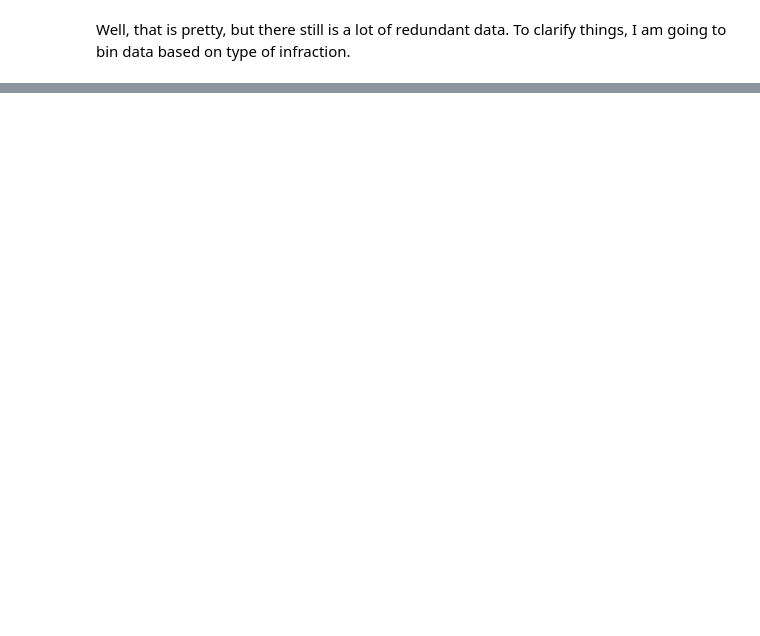
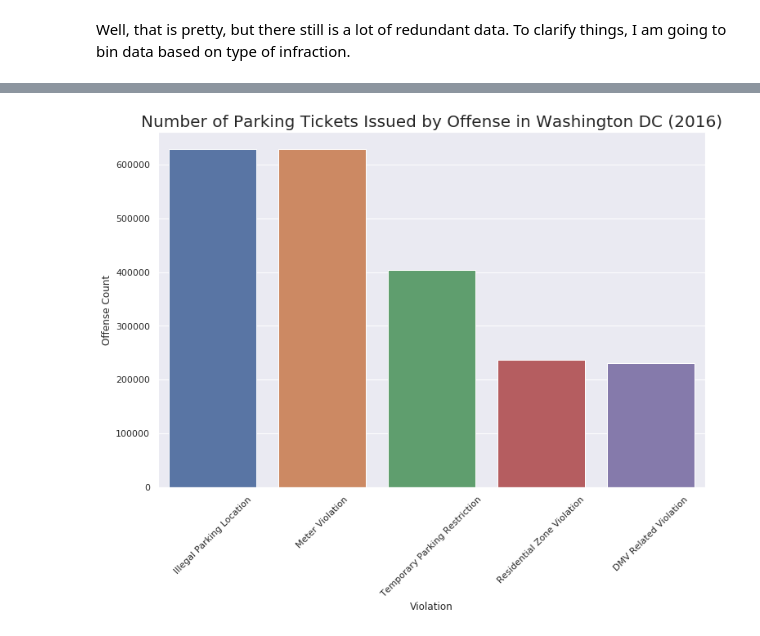
Before and after one commit to bloominstituteoftechnology/DS-Unit-1-Sprint-3-Data-Storytelling, a Jupyter notebook: module2-choose-appropriate-visualizations/LS_DS_222_Choose_appropriate_visualizations.ipynb, the cells around one changed output, grey strips where cells are left out. Drawn from its saved outputs; the diff is of its cells as text; code cells hidden in the pictures; blank space fills up the shorter version.

```diff
--- a/module2-choose-appropriate-visualizations/LS_DS_222_Choose_appropriate_visualizations.ipynb
+++ b/module2-choose-appropriate-visualizations/LS_DS_222_Choose_appropriate_visualizations.ipynb
@@ -467,0 +466,35 @@ meter_violations = ['PARK AT EXPIRED METER','FAIL TO DISPLAY A MULTISPACE METER
+# %%
+#Creating Tuples of values I want to exchange.
+## Tuples instead of lists because tuples are immutable and thus can be used as the key in the .replace function
+
+meter_violations = ('PARK AT EXPIRED METER','FAIL TO DISPLAY A MULTISPACE METER RECEIPT',
+                    'PARK OVERTIME AT A METER','EXPIRATION TIME ON METER RECEIPT LAPSED',)
+temp_restrictions = ('NO PARKING STREET CLEANING','NO STOPPING OR STANDING IN PM RUSH HOUR ZONE',
+                    'NO STOPPING OR STANDING IN AM RUSH HOUR ZONE','EMERGENCY NO PARKING',
+                    'NO PARKING SPECIFIC HOURS','RELOCATE TOW FEE')
+illegal_location = ('DISOBEYING OFFICIAL SIGN','NO PARKING ANYTIME','UNAUTHORIZED VEHICLE IN LOADING ZONE',
+                   'NO STANDING ANYTIME','PARKED WITHIN 25 FEET OF A STOP SIGN','STAND OR PARK IN ALLEY',
+                   'PARK IN A BUS ZONE','PARK WITHIN 5 FEET OF DRIVEWAY OR ALLEY',
+                    'VEHICLE ON PRIVATE/PUBLIC PROPERTY WITHOUT CONSENT','PARK IN A DESIGNATED ENTRANCE',
+                   'PARK ABREAST OF ANOTHER VEHICLE','PARK WITHIN 10 FEET OF A FIRE HYDRANT')
+residential_zone = ('RESIDENTIAL PERMIT PKING BEYOND LIMIT W/O PERMIT','PARK OVERTIME IN TIMED ZONE',
+                    'RESIDENTIAL PMT PKG 3RD OFFENSE CALENDAR YEAR','RESIDENTIAL PMT PKG 2ND OFFENSE CALENDAR YEAR')
+admin_violation = ('FAILURE TO DISPLAY CURRENT TAGS','FAILURE TO SECURE DC TAGS','NO FRONT TAGS.',
+                  'FAIL TO REPORT FOR INSPECTION.')
+# %%
+df['VIOLATION_DESCRIPTION'] = (df['VIOLATION_DESCRIPTION']   #Replacing values to decrease entry variety
+                               .replace(meter_violations,'Meter Violation')
+                               .replace(temp_restrictions,'Temporary Parking Restriction')
+                               .replace(illegal_location,'Illegal Parking Location')
+                               .replace(residential_zone, 'Residential Zone Violation')
+                               .replace(admin_violation, 'DMV Related Violation'))
+# %%
+common_offenses = df['VIOLATION_DESCRIPTION'].value_counts().head(30)
+common_offenses = pd.DataFrame(data = {'Violation': common_offenses.index, 'Offense Count': common_offenses.values})
+# %%
+sns.set(rc={'figure.figsize':(12,8)})
+plt.xticks(rotation=45)
+plt.title(label = "Number of Parking Tickets Issued by Offense in Washington DC (2016)", fontsize = 20)
+sns.barplot(x = 'Violation', y = 'Offense Count', data = common_offenses);
+# %% [output]
+[figure, added]
```
Also changed, not shown: parts of 8 cells of this notebook.
